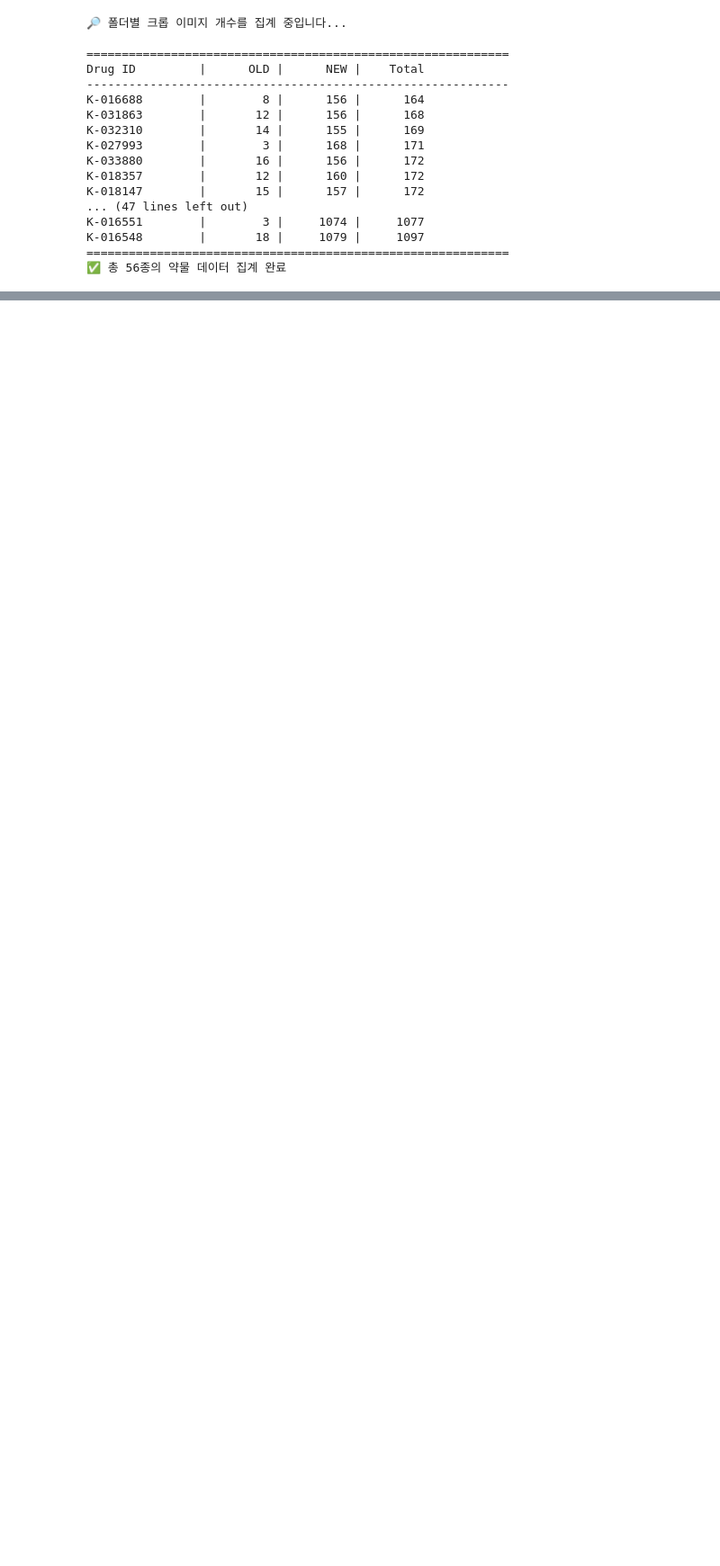
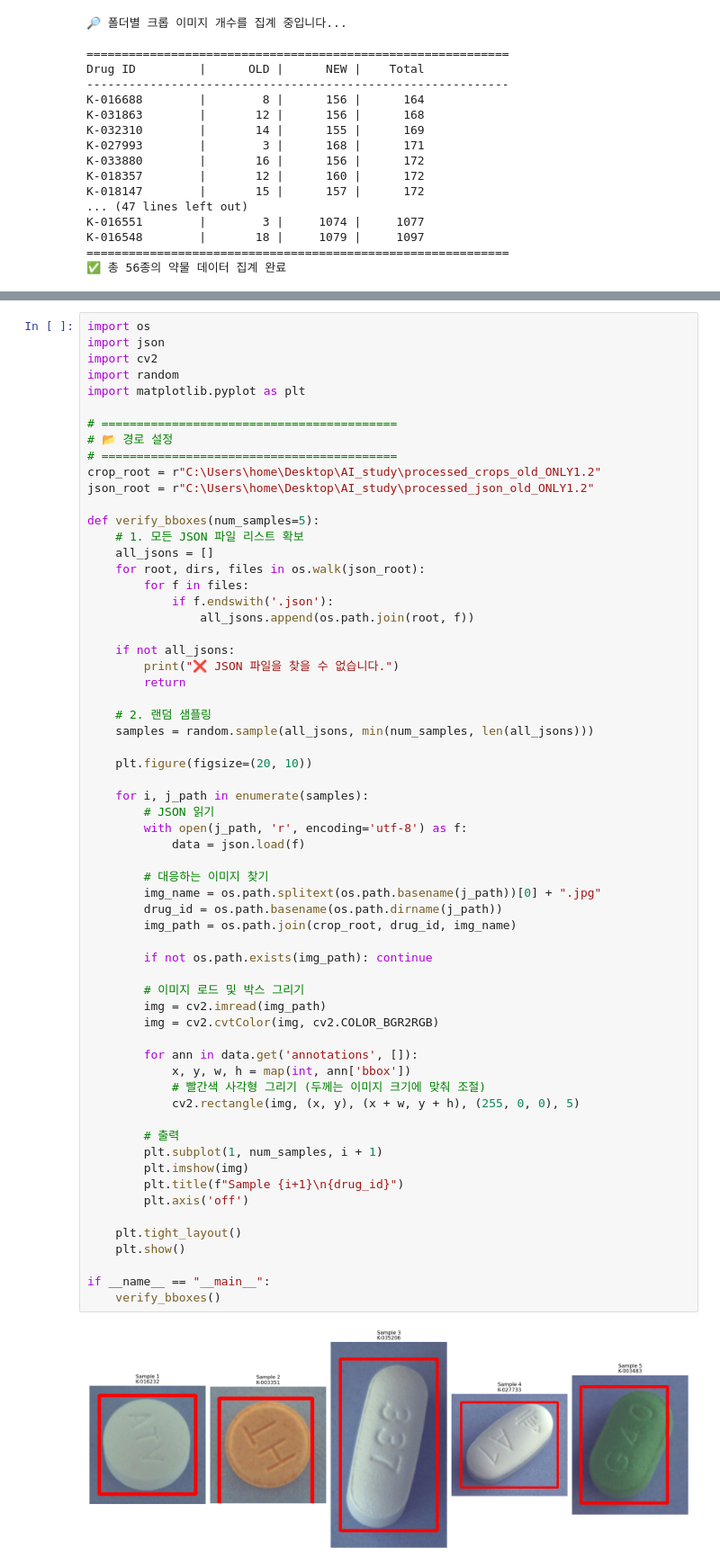
Before and after one commit to ikstre/AI_Model_for_Detecting_Oral_Medication_Tablets, a Jupyter notebook: eda_seungman_add1.ipynb, the cells around one changed output, grey strips where cells are left out. Shown at 90% size. Saved outputs shown, nothing was run; the diff lists cells and outputs as text; blank space fills up the shorter version.

```diff
--- a/eda_seungman_add1.ipynb
+++ b/eda_seungman_add1.ipynb
@@ -1046,0 +1049,64 @@ K-016548        |       18 |     1079 |     1097
+# %%
+import os
+import json
+import cv2
+import random
+import matplotlib.pyplot as plt
+
+# ==========================================
+# 📂 경로 설정
+# ==========================================
+crop_root = r"C:\Users\home\Desktop\AI_study\processed_crops_old_ONLY1.2"
+json_root = r"C:\Users\home\Desktop\AI_study\processed_json_old_ONLY1.2"
+
+def verify_bboxes(num_samples=5):
+    # 1. 모든 JSON 파일 리스트 확보
+    all_jsons = []
+    for root, dirs, files in os.walk(json_root):
+        for f in files:
+            if f.endswith('.json'):
+                all_jsons.append(os.path.join(root, f))
+
+    if not all_jsons:
+        print("❌ JSON 파일을 찾을 수 없습니다.")
+        return
+
+    # 2. 랜덤 샘플링
+    samples = random.sample(all_jsons, min(num_samples, len(all_jsons)))
+
+    plt.figure(figsize=(20, 10))
+
+    for i, j_path in enumerate(samples):
+        # JSON 읽기
+        with open(j_path, 'r', encoding='utf-8') as f:
+            data = json.load(f)
+
+        # 대응하는 이미지 찾기
+        img_name = os.path.splitext(os.path.basename(j_path))[0] + ".jpg"
+        drug_id = os.path.basename(os.path.dirname(j_path))
+        img_path = os.path.join(crop_root, drug_id, img_name)
+
+        if not os.path.exists(img_path): continue
+
+        # 이미지 로드 및 박스 그리기
+        img = cv2.imread(img_path)
+        img = cv2.cvtColor(img, cv2.COLOR_BGR2RGB)
+
+        for ann in data.get('annotations', []):
+            x, y, w, h = map(int, ann['bbox'])
+            # 빨간색 사각형 그리기 (두께는 이미지 크기에 맞춰 조절)
+            cv2.rectangle(img, (x, y), (x + w, y + h), (255, 0, 0), 5)
+
+        # 출력
+        plt.subplot(1, num_samples, i + 1)
+        plt.imshow(img)
+        plt.title(f"Sample {i+1}\n{drug_id}")
+        plt.axis('off')
+
+    plt.tight_layout()
+    plt.show()
+
+if __name__ == "__main__":
+    verify_bboxes()
+# %% [output]
+[figure, added]
```
Also changed, not shown: parts of 5 cells of this notebook, 1 other file.
